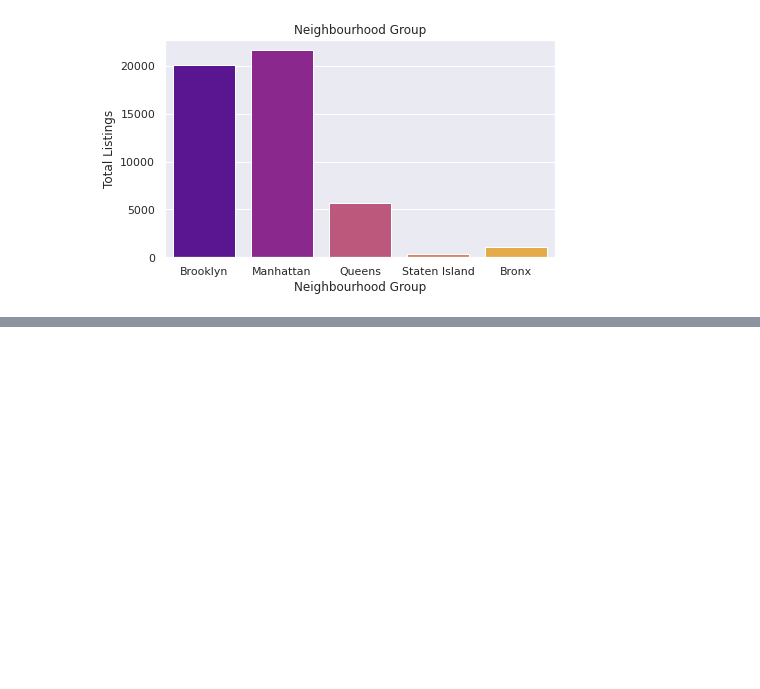
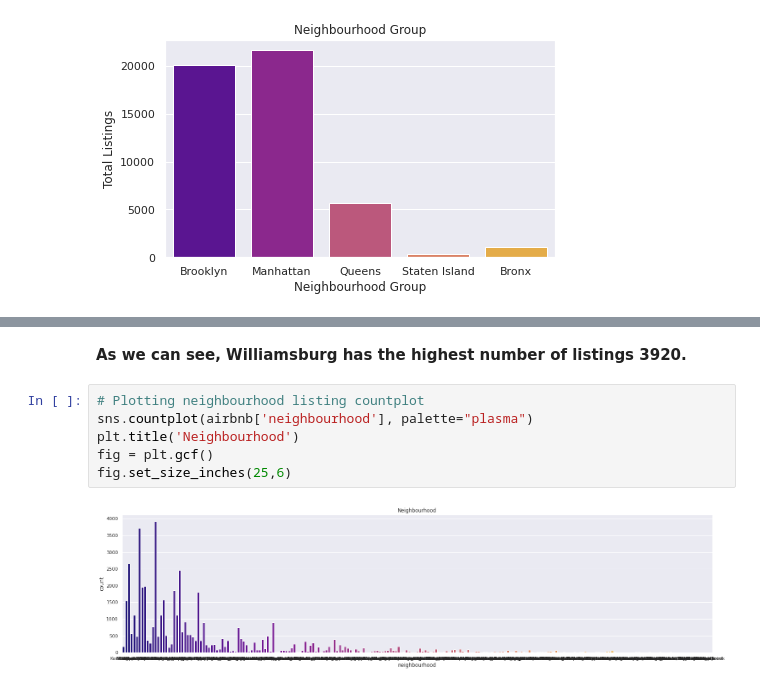
Before and after one commit to Shubhampatil555/Airbnb-booking-data-analysis, a Jupyter notebook: EDA_of_Airbnb_data_analysis_capstone_project.ipynb, the cells around one changed output, grey strips where cells are left out. Drawn from its saved outputs; the diff is of its cells as text; blank space fills up the shorter version.

```diff
--- a/EDA_of_Airbnb_data_analysis_capstone_project.ipynb
+++ b/EDA_of_Airbnb_data_analysis_capstone_project.ipynb
@@ -278,0 +301,10 @@ Name: neighbourhood_group, dtype: int64
+# %% [markdown]
+**As we can see, Williamsburg  has the highest number of listings 3920.**
+# %%
+# Plotting neighbourhood listing countplot
+sns.countplot(airbnb['neighbourhood'], palette="plasma")
+plt.title('Neighbourhood')
+fig = plt.gcf()
+fig.set_size_inches(25,6)
+# %% [output]
+[figure, added]
```
Also changed, not shown: parts of 7 cells of this notebook.
